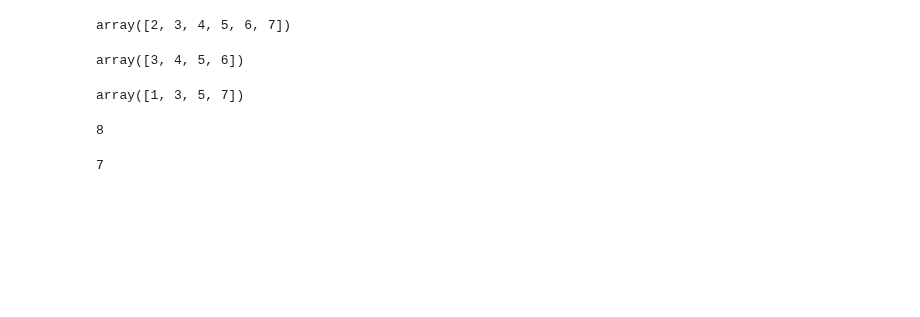
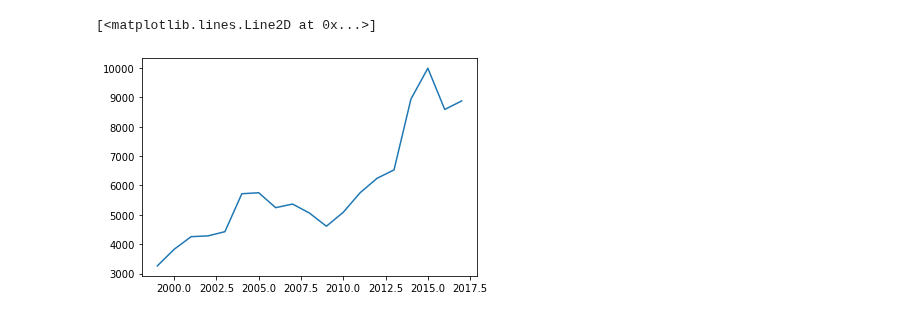
Before and after one commit to bjudson22/Food-Data-Trends, a Jupyter notebook: Analysis.ipynb, the cells around one changed output. Saved outputs shown, nothing was run; the diff lists cells and outputs as text; code cells hidden in the pictures; blank space fills up the shorter version.

```diff
--- a/Analysis.ipynb
+++ b/Analysis.ipynb
@@ -519,5 +48,3 @@ plt.plot(front_page_data.Year, front_page_data.Liquors)
-# %%
-front_page_data = pd.read_csv('Alltables.csv')
 # %%
 front_page_data.describe()
 # %% [output]
@@ -559,20 +60,5 @@ array([1, 2, 3, 4, 5, 6, 7])
-# %%
-myArray[1:-1]
-# %% [output]
-array([2, 3, 4, 5, 6, 7])
-# %%
-myArray[2:-2]
-# %% [output]
-array([3, 4, 5, 6])
-# %%
-myArray[::2]
-# %% [output]
-array([1, 3, 5, 7])
-# %%
-myArray[-1]
-# %% [output]
-8
-# %%
-myArray[-2]
-# %% [output]
-7
+# %%
+plt.plot(front_page_data.Year, front_page_data.Meats)
+# %% [output]
+[<matplotlib.lines.Line2D at 0x...>]
+[figure, added]
```
Also changed, not shown: parts of 56 cells of this notebook, 1 other file.
